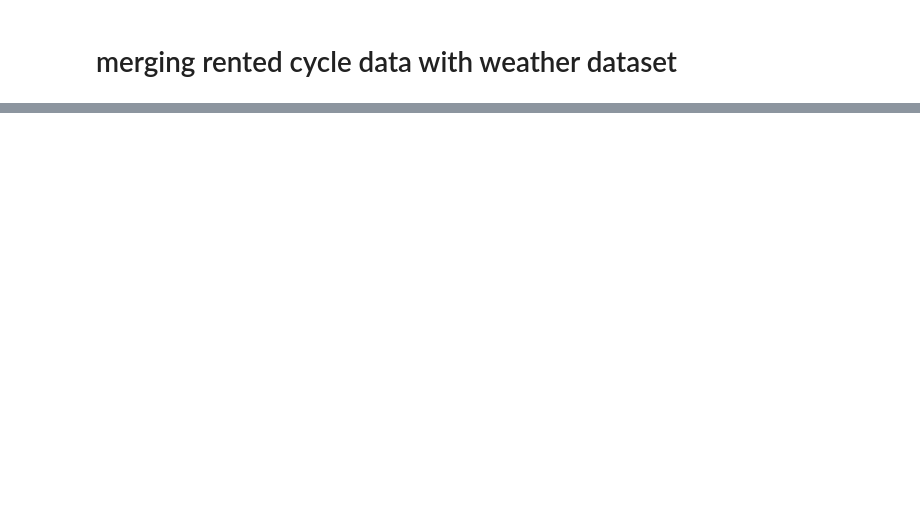
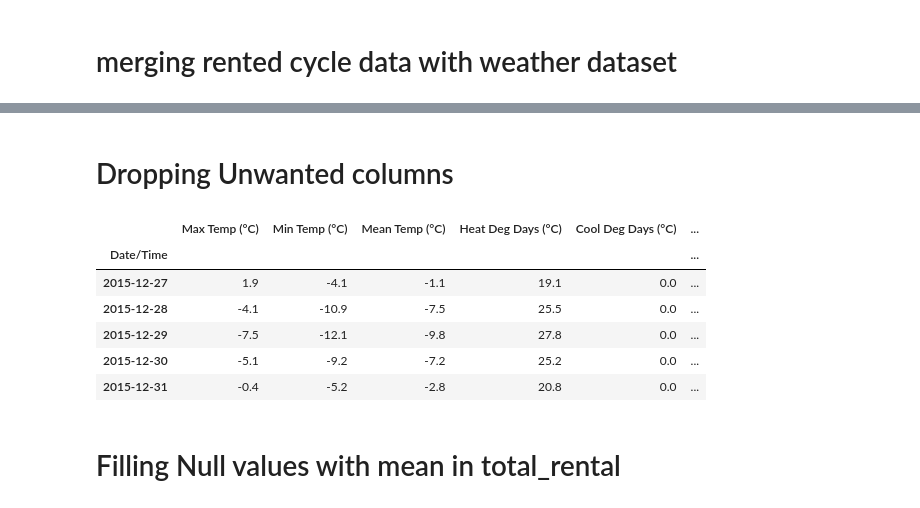
Before and after one commit to vishalsingh3363/DataPoem, a Jupyter notebook: Vishal_singh_jupyter_notebook.ipynb, the cells around one changed output, grey strips where cells are left out. Cells and saved outputs as stored; diff of their text form; code cells hidden in the pictures; blank space fills up the shorter version.

```diff
--- a/Vishal_singh_jupyter_notebook.ipynb
+++ b/Vishal_singh_jupyter_notebook.ipynb
@@ -266,0 +359,18 @@ df_check.head()
+# %% [markdown]
+# Dropping Unwanted columns
+# %%
+# Dropping columns from index 10 to the last column
+merged_df.drop(merged_df.columns[10:-1], axis=1, inplace=True)
+
+# Print the DataFrame after dropping columns
+merged_df.tail()
+# %% [output]
+|  | Max Temp (°C) | Min Temp (°C) | Mean Temp (°C) | Heat Deg Days (°C) | Cool Deg Days (°C) | ... |
+| Date/Time |  |  |  |  |  | ... |
+| 2015-12-27 | 1.9 | -4.1 | -1.1 | 19.1 | 0.0 | ... |
+| 2015-12-28 | -4.1 | -10.9 | -7.5 | 25.5 | 0.0 | ... |
+| 2015-12-29 | -7.5 | -12.1 | -9.8 | 27.8 | 0.0 | ... |
+| 2015-12-30 | -5.1 | -9.2 | -7.2 | 25.2 | 0.0 | ... |
+| 2015-12-31 | -0.4 | -5.2 | -2.8 | 20.8 | 0.0 | ... |
+# %% [markdown]
+# Filling Null values with mean in total_rental
```
Also changed, not shown: parts of 31 cells of this notebook, 1 other file.
